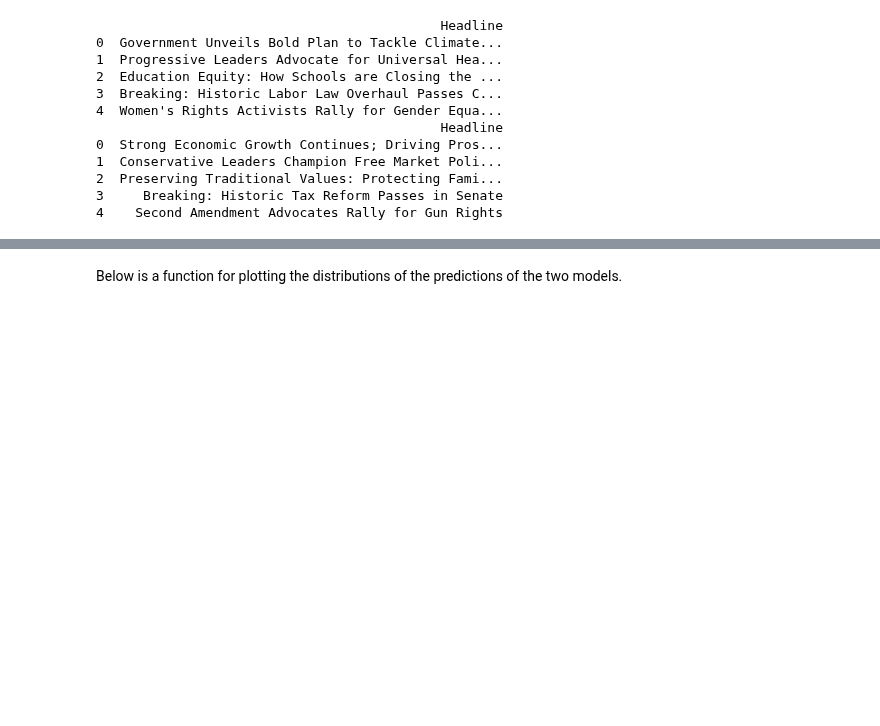
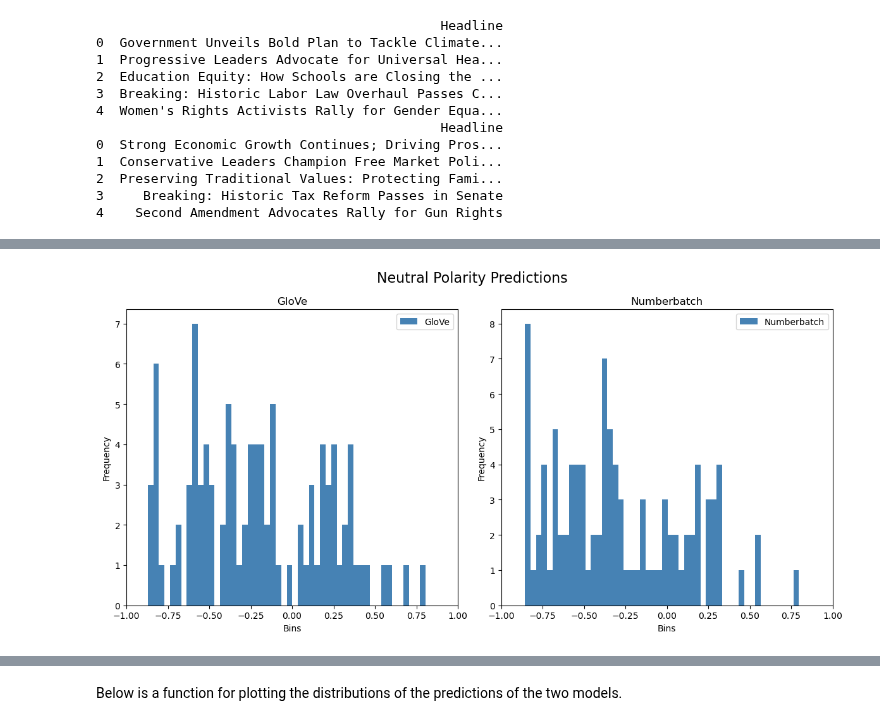
Before and after one commit to EliasLMann/pol-embed-bias, a Jupyter notebook: main.ipynb, the cells around one changed output, grey strips where cells are left out. Saved outputs shown, nothing was run; the diff lists cells and outputs as text; code cells hidden in the pictures; blank space fills up the shorter version.

```diff
--- a/main.ipynb
+++ b/main.ipynb
@@ -451,18 +464,22 @@ While the f1 scores for  both test and validation do not exceed .75, we do see t
 # %%
 expert_left = pd.read_csv('data/expert_data/left_leaning_gpt.csv')
 expert_right = pd.read_csv('data/expert_data/right_leaning_gpt.csv')
+expert_neutral = pd.read_csv('data/expert_data/expert_neutral_headlines.csv')
 
 print(expert_left.head())
 print(expert_right.head())
 
 left_headlines = expert_left['Headline'].astype(str).values
 right_headlines = expert_right['Headline'].astype(str).values
+neutral_headlines = expert_neutral['headline'].astype(str).values
 
 left_tokens = tokenizer.texts_to_sequences(left_headlines)
 right_tokens = tokenizer.texts_to_sequences(right_headlines)
+neutral_tokens = tokenizer.texts_to_sequences(neutral_headlines)
 
 left_padded = pad_sequences(left_tokens, maxlen=MAX_TITLE_LEN)
 right_padded = pad_sequences(right_tokens, maxlen=MAX_TITLE_LEN)
+neutral_padded = pad_sequences(neutral_tokens, maxlen=MAX_TITLE_LEN)
 # %% [output]
                                             Headline
 0  Government Unveils Bold Plan to Tackle Climate...
@@ -570,0 +573,9 @@ plot_side_by_side_histograms(glove_right_preds, numberbatch_right_preds, label1=
+# %%
+glove_neutral = glove_model.predict(neutral_padded)
+numberbatch_neutral = numberbatch_model.predict(neutral_padded)
+
+glove_neutral_test = glove_neutral[:, 1] - glove_neutral[:, 0]
+numberbatch_neutral_test = numberbatch_neutral[:, 1] - numberbatch_neutral[:, 0]
+
+plot_side_by_side_histograms(glove_neutral_test, numberbatch_neutral_test, label1='GloVe', label2='Numberbatch', title='Neutral Polarity Predictions')
+# %% [output]
@@ -570,0 +583 @@ plot_side_by_side_histograms(glove_right_preds, numberbatch_right_preds, label1=
+[figure, added]
```
Also changed, not shown: parts of 20 cells of this notebook, 1 other file.
